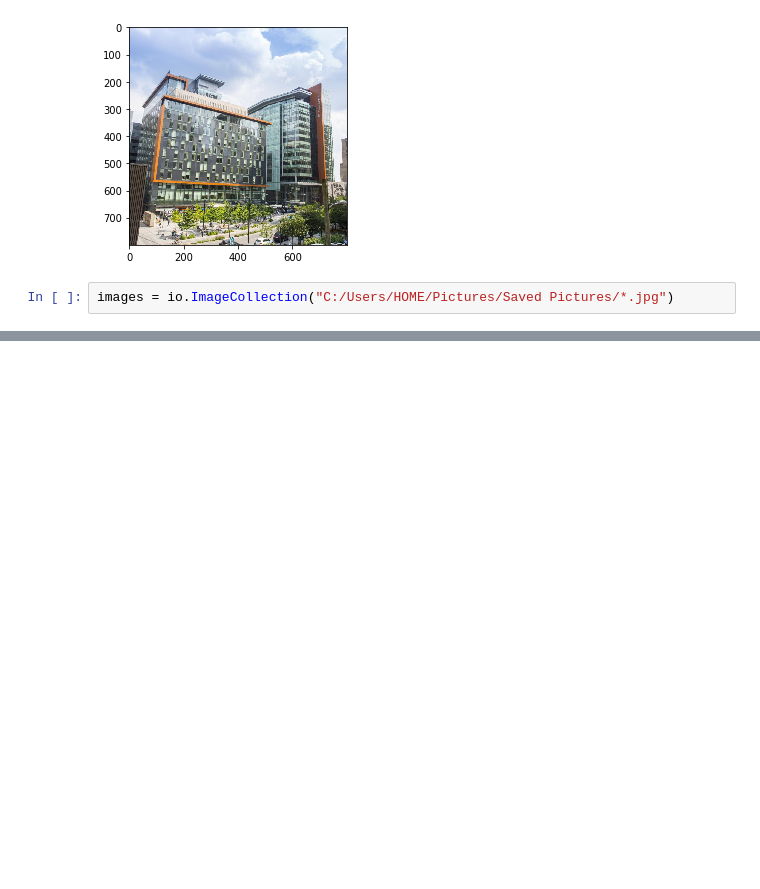
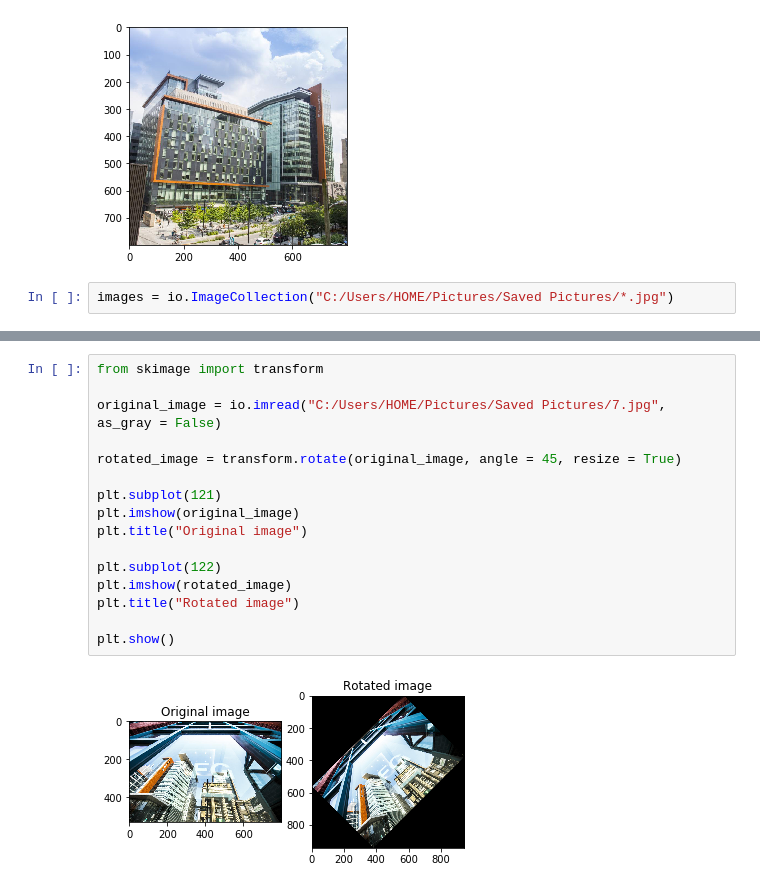
Before and after one commit to ma-shamshiri/Image-Preprocessing, a Jupyter notebook: load_image.ipynb, the cells around one changed output, grey strips where cells are left out. Drawn from its saved outputs; the diff is of its cells as text; blank space fills up the shorter version.

```diff
--- a/load_image.ipynb
+++ b/load_image.ipynb
@@ -61,0 +123,18 @@ plt.show()
+# %%
+from skimage import transform
+
+original_image = io.imread("C:/Users/HOME/Pictures/Saved Pictures/7.jpg", as_gray = False)
+
+rotated_image = transform.rotate(original_image, angle = 45, resize = True)
+
+plt.subplot(121)
+plt.imshow(original_image)
+plt.title("Original image")
+
+plt.subplot(122)
+plt.imshow(rotated_image)
+plt.title("Rotated image")
+
+plt.show()
+# %% [output]
+[figure, added]
```
Also changed, not shown: parts of 8 cells of this notebook.
